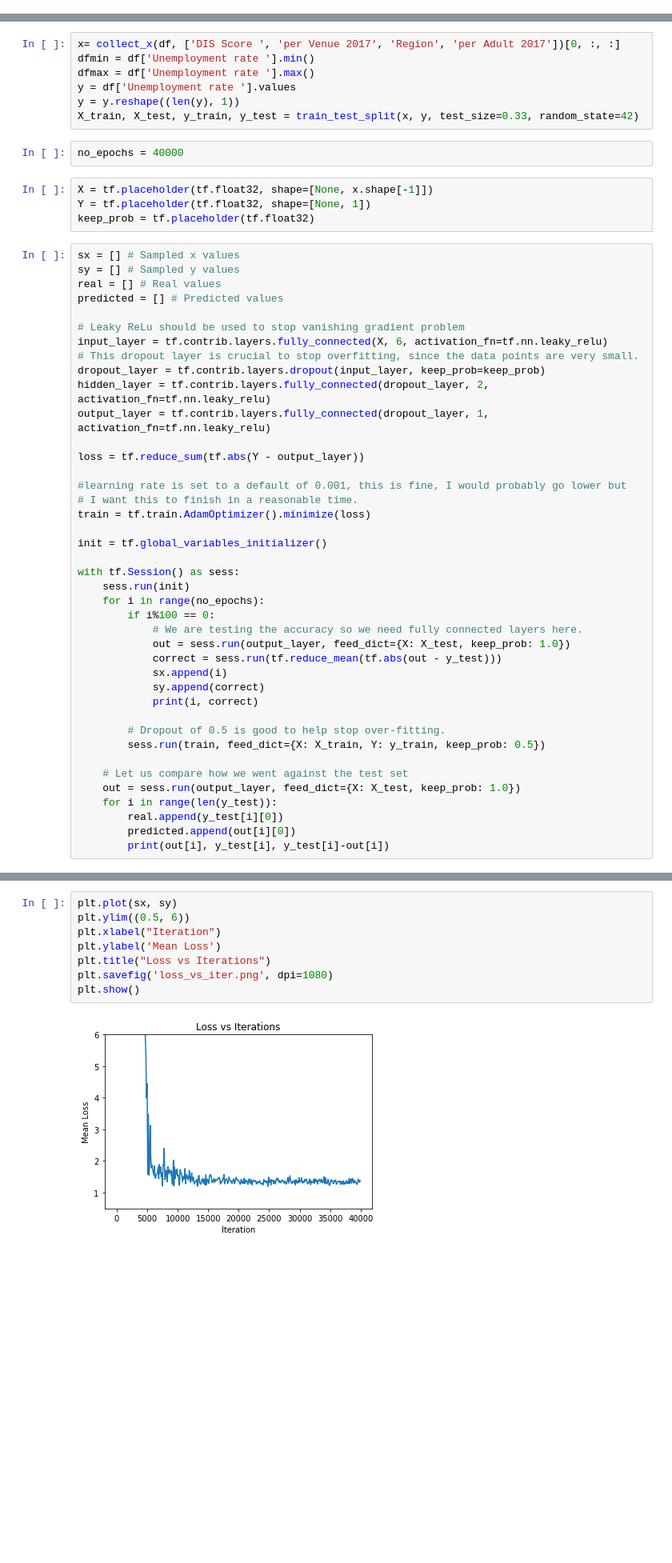
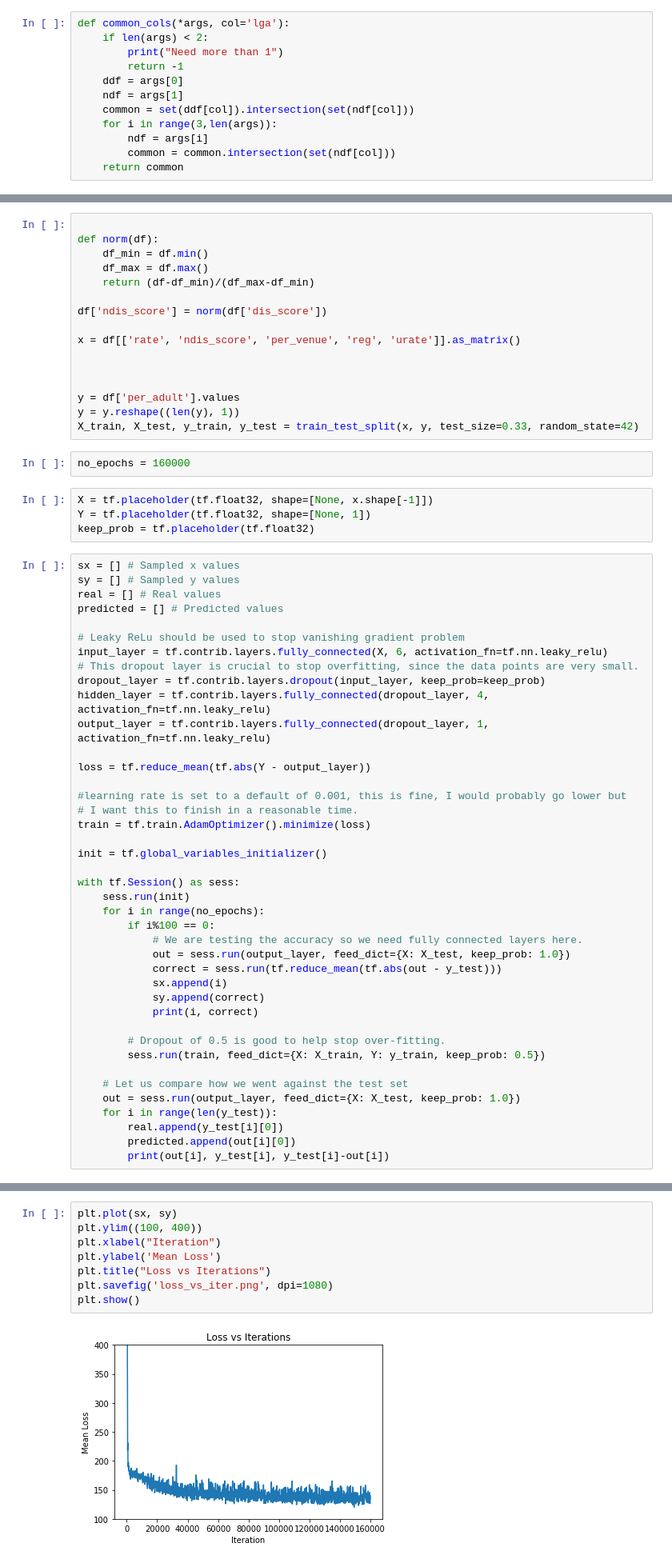
Before and after one commit to isubasinghe/COMP20008-ass1, a Jupyter notebook: phase2_4/classification_neural_network.ipynb, the cells around one changed output, grey strips where cells are left out. Shown at 80% size. Drawn from its saved outputs; the diff is of its cells as text; blank space fills up the shorter version.

```diff
--- a/phase2_4/classification_neural_network.ipynb
+++ b/phase2_4/classification_neural_network.ipynb
@@ -14,2 +29,14 @@ def collect_x(df, x_cols):
+# %%
+def common_cols(*args, col='lga'):
+    if len(args) < 2:
+        print("Need more than 1")
+        return -1
+    ddf = args[0]
+    ndf = args[1]
+    common = set(ddf[col]).intersection(set(ndf[col]))
+    for i in range(3,len(args)):
+        ndf = args[i]
+        common = common.intersection(set(ndf[col]))
+    return common
 # %%
 df = pd.read_csv('./gambling-2017.csv')
@@ -50,12 +92,21 @@ memory usage: 10.9+ KB
 # %%
-x= collect_x(df, ['DIS Score ', 'per Venue 2017', 'Region', 'per Adult 2017'])[0, :, :]
-dfmin = df['Unemployment rate '].min()
-dfmax = df['Unemployment rate '].max()
-y = df['Unemployment rate '].values
+
+def norm(df):
+    df_min = df.min()
+    df_max = df.max()
+    return (df-df_min)/(df_max-df_min)
+
+df['ndis_score'] = norm(df['dis_score'])
+
+x = df[['rate', 'ndis_score', 'per_venue', 'reg', 'urate']].as_matrix()
+
+
+
+y = df['per_adult'].values
 y = y.reshape((len(y), 1))
 X_train, X_test, y_train, y_test = train_test_split(x, y, test_size=0.33, random_state=42)
 # %%
-no_epochs = 40000
+no_epochs = 160000
 # %%
 X = tf.placeholder(tf.float32, shape=[None, x.shape[-1]])
 Y = tf.placeholder(tf.float32, shape=[None, 1])
@@ -70,10 +121,10 @@ predicted = [] # Predicted values
 input_layer = tf.contrib.layers.fully_connected(X, 6, activation_fn=tf.nn.leaky_relu)
 # This dropout layer is crucial to stop overfitting, since the data points are very small.
 dropout_layer = tf.contrib.layers.dropout(input_layer, keep_prob=keep_prob)
-hidden_layer = tf.contrib.layers.fully_connected(dropout_layer, 2, activation_fn=tf.nn.leaky_relu)
+hidden_layer = tf.contrib.layers.fully_connected(dropout_layer, 4, activation_fn=tf.nn.leaky_relu)
 output_layer = tf.contrib.layers.fully_connected(dropout_layer, 1, activation_fn=tf.nn.leaky_relu)
 
-loss = tf.reduce_sum(tf.abs(Y - output_layer))
+loss = tf.reduce_mean(tf.abs(Y - output_layer))
 
 #learning rate is set to a default of 0.001, this is fine, I would probably go lower but
 # I want this to finish in a reasonable time.
@@ -122,12 +173,12 @@ with tf.Session() as sess:
 # %%
 plt.plot(sx, sy)
-plt.ylim((0.5, 6))
+plt.ylim((100, 400))
 plt.xlabel("Iteration")
 plt.ylabel('Mean Loss')
 plt.title("Loss vs Iterations")
 plt.savefig('loss_vs_iter.png', dpi=1080)
 plt.show()
 # %% [output]
-[figure, old version]
+[figure, new version]
 # %%
 plt.scatter(predicted, real)
```
Also changed, not shown: parts of 11 cells of this notebook, 10 other files.
